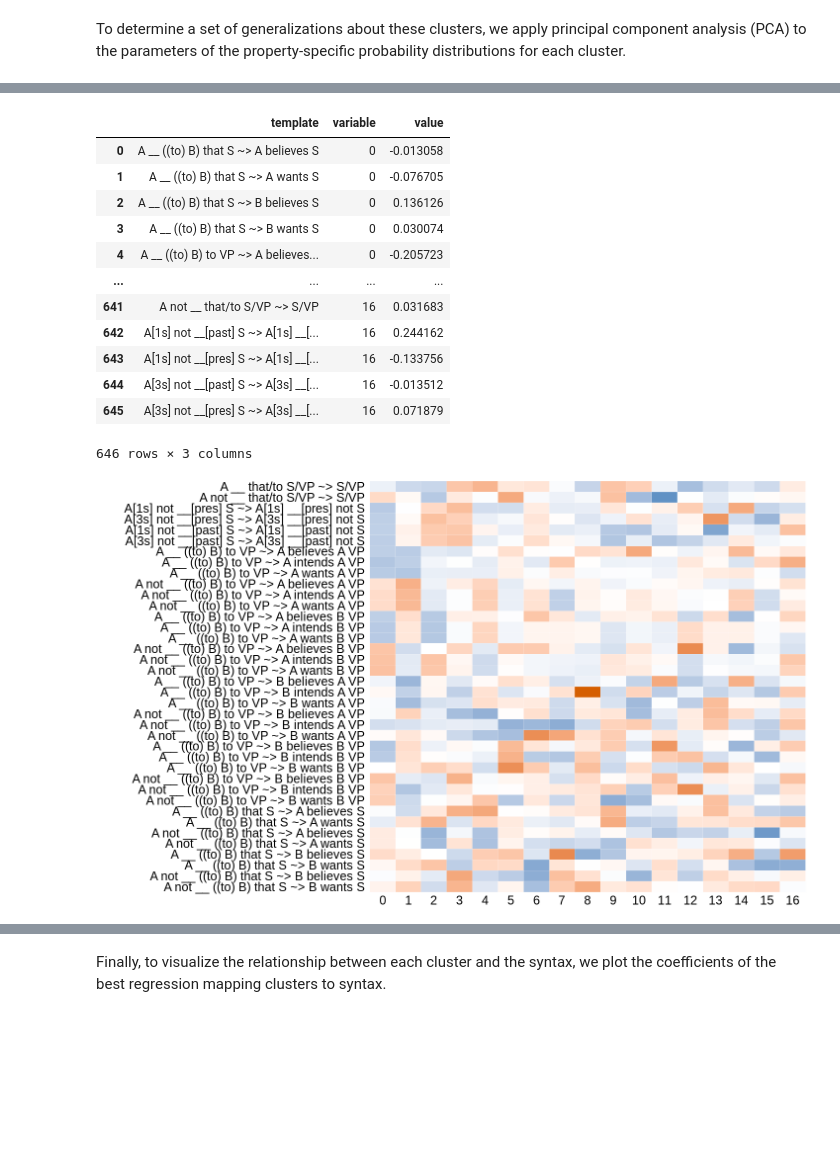
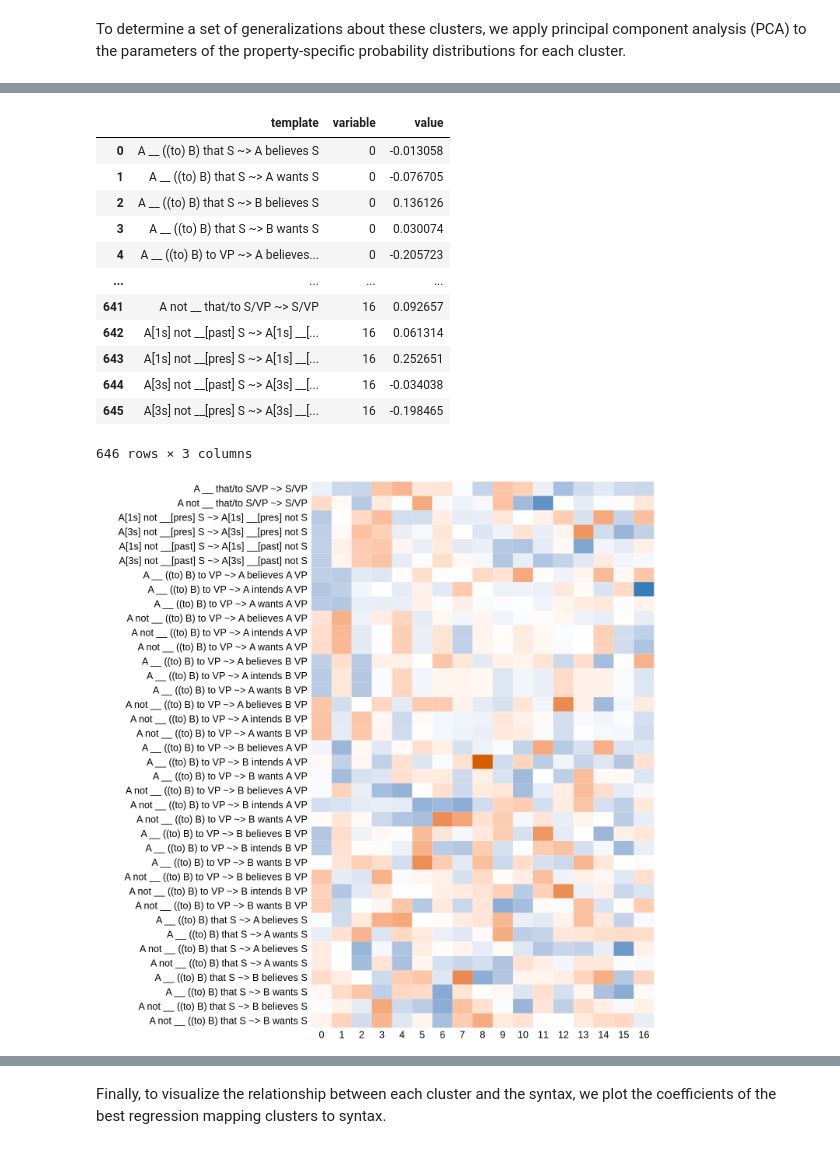
Before and after one commit to bkane2/intensional-gaps, a Jupyter notebook: Intensional Gaps.ipynb, the cells around one changed output, grey strips where cells are left out. Cells and saved outputs as stored; diff of their text form; code cells hidden in the pictures; blank space fills up the shorter version.

Commit message:
Tested running model after inverting passive frame target/control

```diff
--- a/Intensional Gaps.ipynb
+++ b/Intensional Gaps.ipynb
@@ -762,19 +767,24 @@ ELBO: -126185.97
 # %% [markdown]
 The resulting normalized values are made available [here](http://megaattitude.io/projects/mega-intensionality/mega-intensionality-v1/mega-intensionality-v1-normalized.tsv).
 # %%
-keep_cols = ['item', 'antecedent_verb', 'antecedent_polarity', 'antecedent_frame',
-             'target', 'control', 'consequent_verb', 'consequent_embedded_tense', 'antecedent_text']
+if not os.path.isfile('data/mega-intensionality-v2-normalized.tsv'):
 
-mc_normalized = pd.merge(mc[keep_cols].drop_duplicates().reset_index(drop=True),
-                         pd.DataFrame(list(zip(normalizer.item_categories.values,
-                                               torch.sigmoid(normalizer.param('locs')).data.numpy())),
-                                      columns=['item', 'response_normalized']))
+    keep_cols = ['item', 'antecedent_verb', 'antecedent_polarity', 'antecedent_frame',
+                 'target', 'control', 'consequent_verb', 'consequent_embedded_tense', 'antecedent_text']
 
-mc_normalized = mc_normalized.drop(columns='item')
+    mc_normalized = pd.merge(mc[keep_cols].drop_duplicates().reset_index(drop=True),
+                             pd.DataFrame(list(zip(normalizer.item_categories.values,
+                                                   torch.sigmoid(normalizer.param('locs')).data.numpy())),
+                                          columns=['item', 'response_normalized']))
 
-mc_normalized.sort_values('response_normalized')
+    mc_normalized = mc_normalized.drop(columns='item')
 
-mc_normalized.to_csv('data/mega-intensionality-v2-normalized.tsv', sep='\t', index=False)
+    mc_normalized.sort_values('response_normalized')
+
+    mc_normalized.to_csv('data/mega-intensionality-v2-normalized.tsv', sep='\t', index=False)
+
+else:
+    mc_normalized = pd.read_csv('data/mega-intensionality-v2-normalized.tsv', sep='\t')
 # %% [markdown]
 Figure 3 in the paper plots these normalized values.
 # %%
@@ -2749,12 +3189,12 @@ all_locs
 17 rows × 38 columns
 # %%
-pca = PCA().fit(all_locs.apply(lambda x: (x-x.mean())/x.std(), axis=0))
+pca_patterns = PCA().fit(all_locs.apply(lambda x: (x-x.mean())/x.std(), axis=0))
 
-pca_components = pd.DataFrame(pca.components_, columns=all_locs.columns)
+pca_patterns_components = pd.DataFrame(pca_patterns.components_, columns=all_locs.columns)
 
-pca_components_melt = pd.melt(pca_components.T.reset_index(), id_vars="template")
+pca_patterns_components_melt = pd.melt(pca_patterns_components.T.reset_index(), id_vars="template")
 
-pca_components_melt
+pca_patterns_components_melt
 # %% [output]
 |  | template | variable | value |
 | 0 | A __ ((to) B) that S ~> A believes S | 0 | -0.013058 |
@@ -2763,40 +3203,40 @@ pca_components_melt
 | 3 | A __ ((to) B) that S ~> B wants S | 0 | 0.030074 |
 | 4 | A __ ((to) B) to VP ~> A believes... | 0 | -0.205723 |
 | ... | ... | ... | ... |
-| 641 | A not __ that/to S/VP ~> S/VP | 16 | 0.031683 |
-| 642 | A[1s] not __[past] S ~> A[1s] __[... | 16 | 0.244162 |
-| 643 | A[1s] not __[pres] S ~> A[1s] __[... | 16 | -0.133756 |
-| 644 | A[3s] not __[past] S ~> A[3s] __[... | 16 | -0.013512 |
-| 645 | A[3s] not __[pres] S ~> A[3s] __[... | 16 | 0.071879 |
+| 641 | A not __ that/to S/VP ~> S/VP | 16 | 0.092657 |
+| 642 | A[1s] not __[past] S ~> A[1s] __[... | 16 | 0.061314 |
+| 643 | A[1s] not __[pres] S ~> A[1s] __[... | 16 | 0.252651 |
+| 644 | A[3s] not __[past] S ~> A[3s] __[... | 16 | -0.034038 |
+| 645 | A[3s] not __[pres] S ~> A[3s] __[... | 16 | -0.198465 |
 646 rows × 3 columns
 # %%
-%%R -i pca_components_melt -w 20 -h 12 -u in
+%%R -i pca_patterns_components_melt -w 20 -h 20 -u in
 
 belief_desire_template_order = append(belief_desire_template_order_f, belief_desire_template_order_nf)
-pca_components_melt$template = ordered(pca_components_melt$template,
+pca_patterns_components_melt$template = ordered(pca_patterns_components_melt$template,
                                       levels=c(belief_desire_template_order,
                                                negraising_template_order,
                                               veridicality_template_order))
 
-g = ggplot(pca_components_melt, aes(y=template, x=as.factor(variable), fill=value)) +
+g = ggplot(pca_patterns_components_melt, aes(y=template, x=as.factor(variable), fill=value)) +
 geom_tile(color="white") +
 scale_fill_gradient2(name='Mean likelihood', low="#0072B2", mid="white", high="#D55E00") +
 theme(axis.text=element_text(size=25, color="black"),
       axis.title=element_blank(),
       axis.ticks=element_blank(),
       legend.position="none",
       panel.background=element_blank(),
       panel.border=element_blank(),
       panel.grid.major=element_blank(),
       panel.grid.minor=element_blank(),
       plot.background=element_blank(),
      strip.background=element_rect(fill="white", color="white"),
      strip.text=element_text(size=25, face="bold"),
      plot.margin=unit(c(0,0,0,2),"cm"))
 
-ggsave('plots/pca-loadings-15.png', width=20, height=12)
-ggsave('plots/pca-loadings-15.pdf', width=20, height=12)
+ggsave('plots/pca-patterns-loadings-17.png', width=20, height=20)
+ggsave('plots/pca-patterns-loadings-17.pdf', width=20, height=20)
 
 g
 # %% [output]
-[figure, old version]
+[figure, new version]
```
Also changed, not shown: parts of 37 cells of this notebook, 1 other file.
